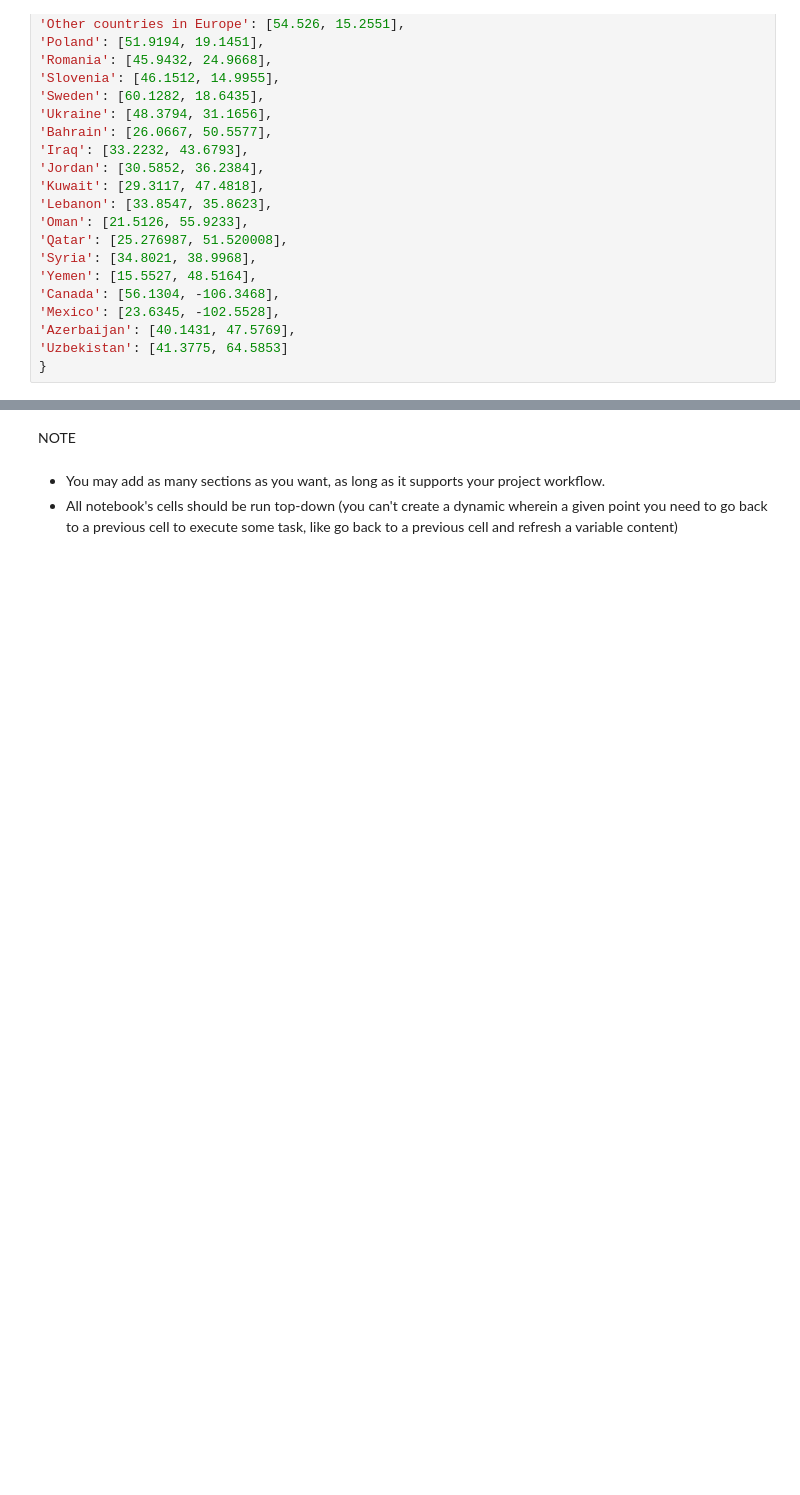
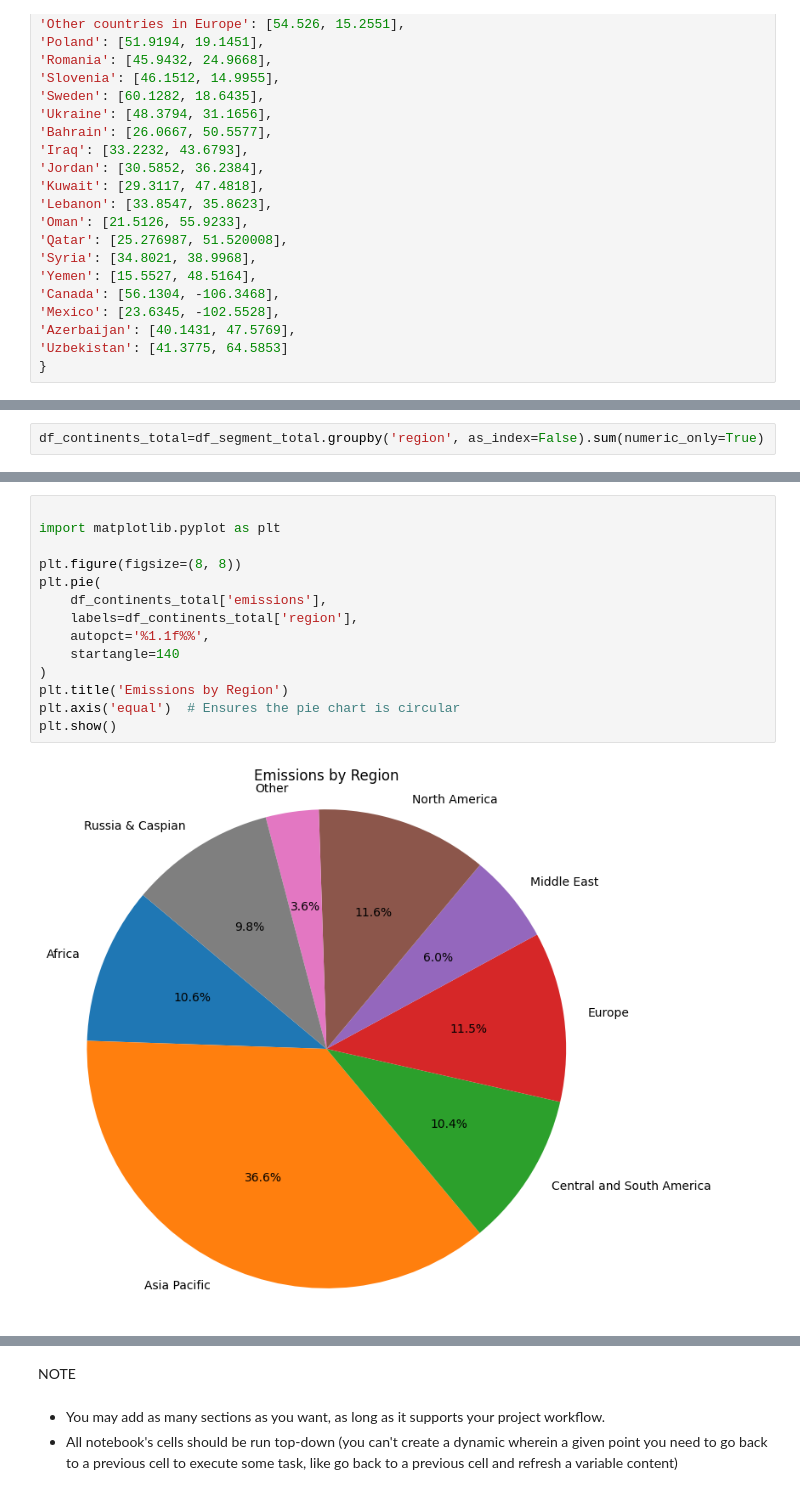
Before and after one commit to DaniDL346/Global_Methane_Flux_Analysis, a Jupyter notebook: jupyter_notebooks/2_Visualizations_Notebook.ipynb, the cells around one changed output, grey strips where cells are left out. Saved outputs shown, nothing was run; the diff lists cells and outputs as text; blank space fills up the shorter version.

Commit message:
visual last visual section Commit

```diff
--- a/jupyter_notebooks/2_Visualizations_Notebook.ipynb
+++ b/jupyter_notebooks/2_Visualizations_Notebook.ipynb
@@ -288,0 +318,2 @@ fig.show()
+# %%
+df_continents_total=df_segment_total.groupby('region', as_index=False).sum(numeric_only=True)
@@ -288,0 +332,16 @@ fig.show()
+# %%
+
+import matplotlib.pyplot as plt
+
+plt.figure(figsize=(8, 8))
+plt.pie(
+    df_continents_total['emissions'],
+    labels=df_continents_total['region'],
+    autopct='%1.1f%%',
+    startangle=140
+)
+plt.title('Emissions by Region')
+plt.axis('equal')  # Ensures the pie chart is circular
+plt.show()
+# %% [output]
+[figure, added]
```
Also changed, not shown: parts of 10 cells of this notebook.
